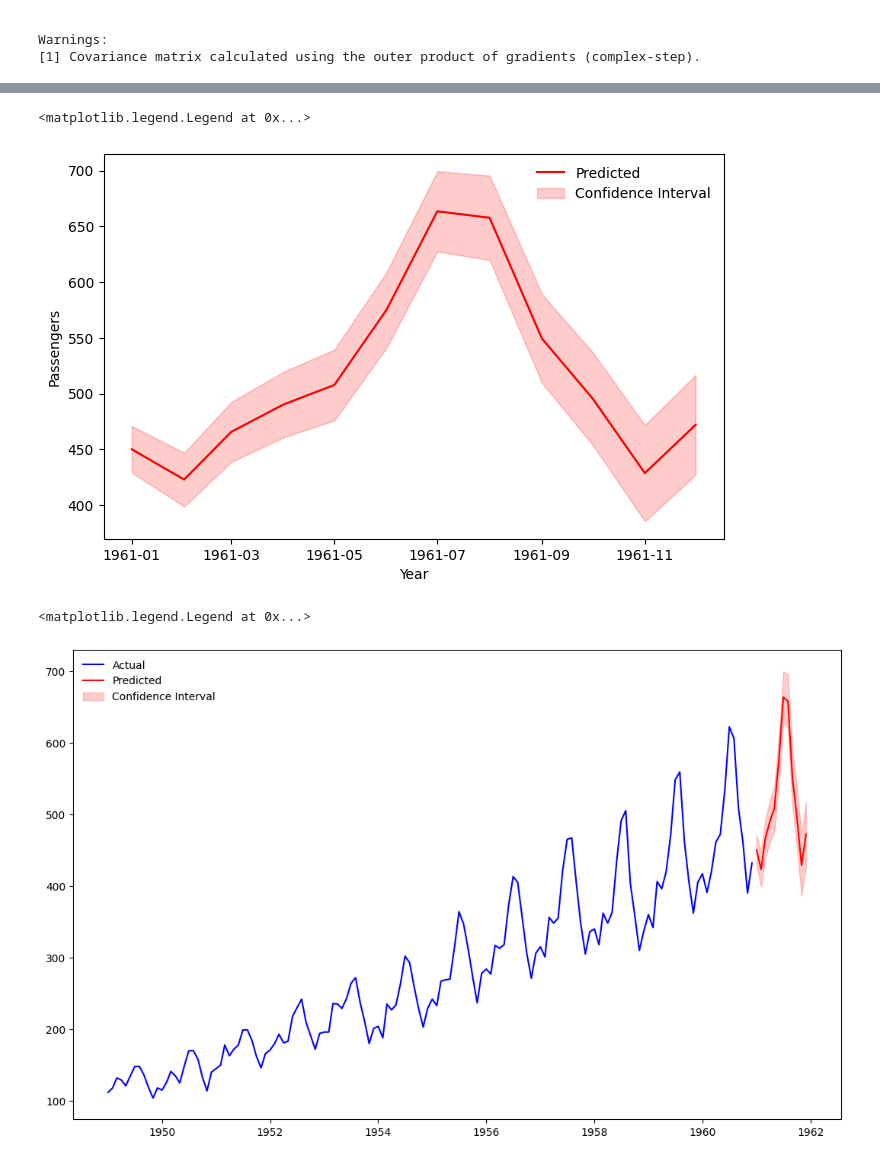
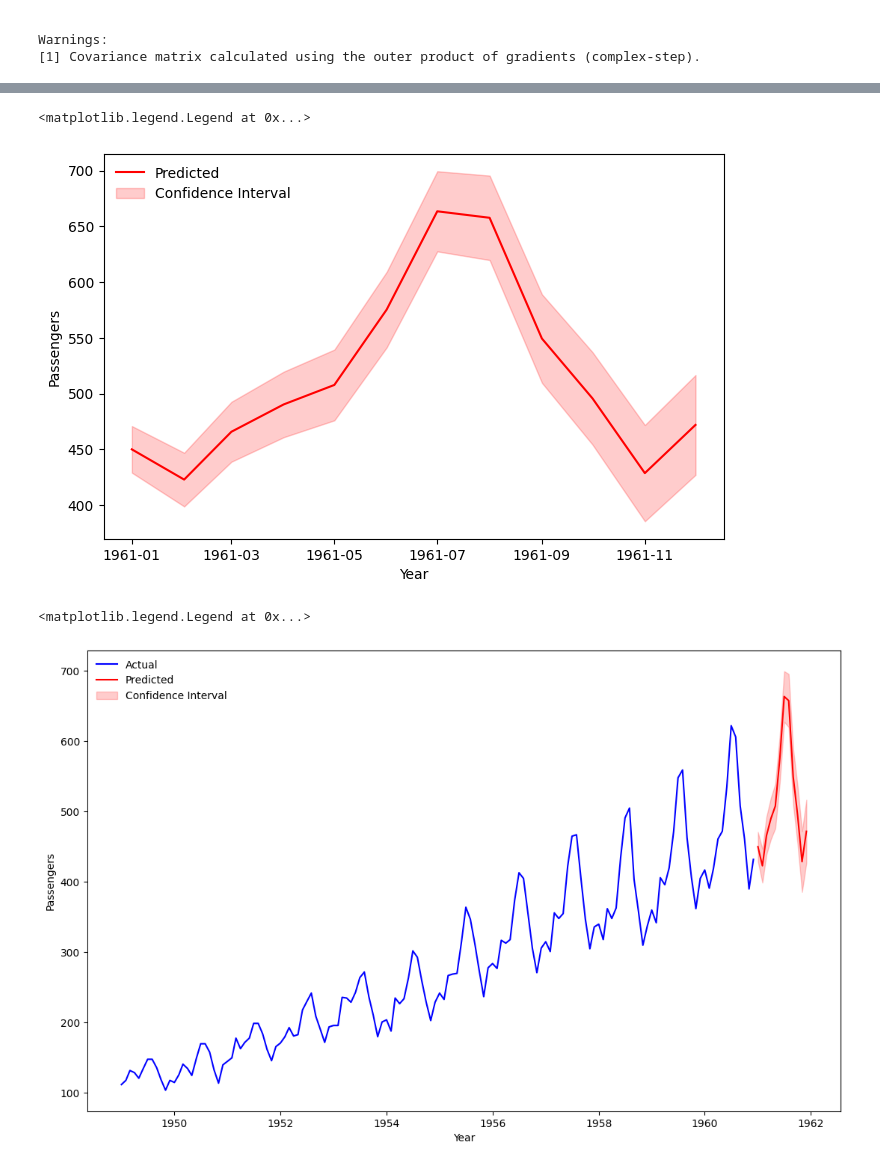
Before and after one commit to willc127/Time_Series, a Jupyter notebook: forecast.ipynb, the cells around one changed output, grey strips where cells are left out. Cells and saved outputs as stored; diff of their text form; code cells hidden in the pictures.

Commit message:
summary of results

```diff
--- a/forecast.ipynb
+++ b/forecast.ipynb
@@ -195,7 +197,11 @@ forecast, confint = time_model.predict(n_periods=12, return_conf_int=True, alpha
 lower = confint[:, 0]
 upper = confint[:, 1]
 # %%
-#Convert forecast, lower and upper to dataframe
-forecast = pd.DataFrame(forecast, columns=['forecast'])
+#Summary of forecast results
+future_dates = pd.DataFrame(forecast.index, columns=['Month'])
+forecast_df = pd.DataFrame(forecast.values, columns=['forecast'])
 lower = pd.DataFrame(lower, columns=['lower'])
 upper = pd.DataFrame(upper, columns=['upper'])
+df = pd.concat([future_dates, forecast_df, lower, upper], axis=1)
+
+display(df)
@@ -240,17 +233,19 @@ plt.fill_between(forecast.index, lower, upper, color='r', alpha=0.2, label='Conf
 
 plt.xlabel('Year')
 plt.ylabel('Passengers')
-plt.legend(loc='best', frameon=False)
+plt.legend(loc='upper left', frameon=False)
 # %% [output]
 <matplotlib.legend.Legend at 0x...>
-[figure, old version]
+[figure, new version]
 # %%
 #Plot the forecast results with all data points
 plt.figure(figsize=(13,8))
-plt.plot(Passenger, color = 'blue', label = 'Actual')
+plt.plot(data, color = 'blue', label = 'Actual')
 plt.plot(forecast, color='red', label = 'Predicted')
 plt.fill_between(forecast.index, lower, upper, color='r', alpha=.2, label='Confidence Interval')
+plt.xlabel('Year')
+plt.ylabel('Passengers')
 plt.legend(loc='upper left', frameon=False)
 # %% [output]
 <matplotlib.legend.Legend at 0x...>
-[figure, old version]
+[figure, new version]
```
Also changed, not shown: parts of 4 cells of this notebook, 1 other file.
